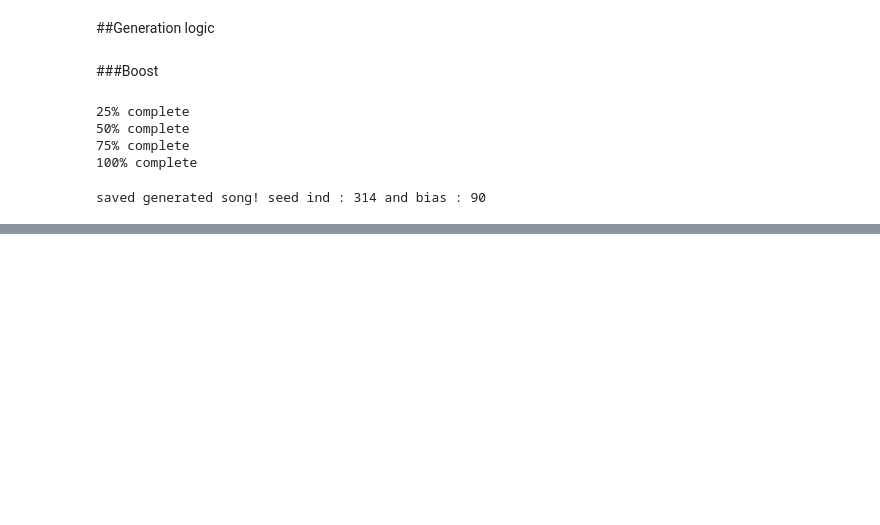
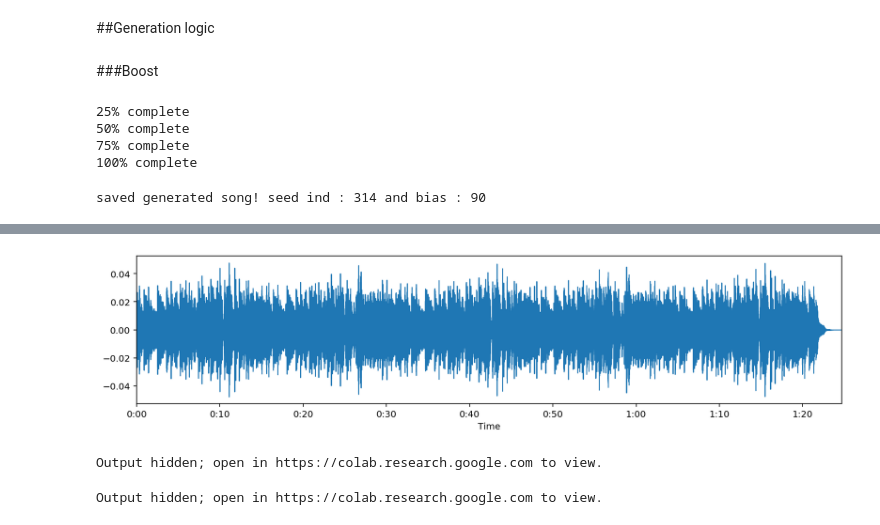
Before and after one commit to skandupmanyu/Music-AI-LSTM, a Jupyter notebook: 2 Code/Triple stacked LSTM.ipynb, the cells around one changed output, grey strips where cells are left out. Drawn from its saved outputs; the diff is of its cells as text; code cells hidden in the pictures; blank space fills up the shorter version.

```diff
--- a/2 Code/Triple stacked LSTM.ipynb
+++ b/2 Code/Triple stacked LSTM.ipynb
@@ -549,3 +549,14 @@ print("saved generated song! seed ind : {} and bias : {}".format(ind, bias))
 #Download the song from the files section on the left hand side panel (click on '>' button)
 # %% [output]
 saved generated song! seed ind : 314 and bias : 90
+# %%
+import librosa
+%matplotlib inline
+import matplotlib.pyplot as plt
+import librosa.display
+path = './generated_songs/9 chpn_op10_e05.mid_394_50.mp3'
+x, sr = librosa.load(path)
+plt.figure(figsize=(14, 3))
+librosa.display.waveplot(x, sr=sr)
+IPython.display.Audio(path)
+# %% [output]
@@ -551,0 +564,17 @@ saved generated song! seed ind : 314 and bias : 90
+[figure, added]
+# %%
+path = './generated_songs/3 schub_d960_4.mid_329_42.mp3'
+x, sr = librosa.load(path)
+plt.figure(figsize=(14, 3))
+librosa.display.waveplot(x, sr=sr)
+IPython.display.Audio(path)
+# %% [output]
+Output hidden; open in https://colab.research.google.com to view.
+# %%
+path = './generated_songs/6 Moonlight ch1.mid_475_39.mp3'
+x, sr = librosa.load(path)
+plt.figure(figsize=(14, 3))
+librosa.display.waveplot(x, sr=sr)
+IPython.display.Audio(path)
+# %% [output]
+Output hidden; open in https://colab.research.google.com to view.
```
Also changed, not shown: parts of 2 cells of this notebook.
